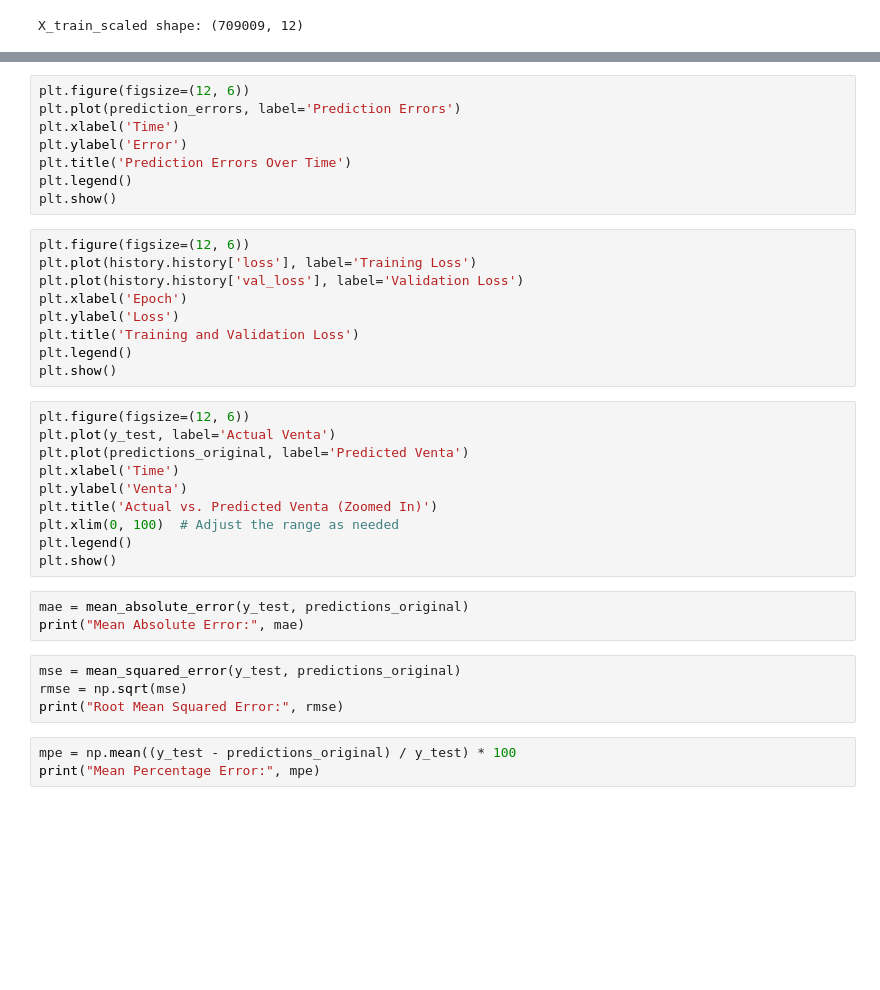
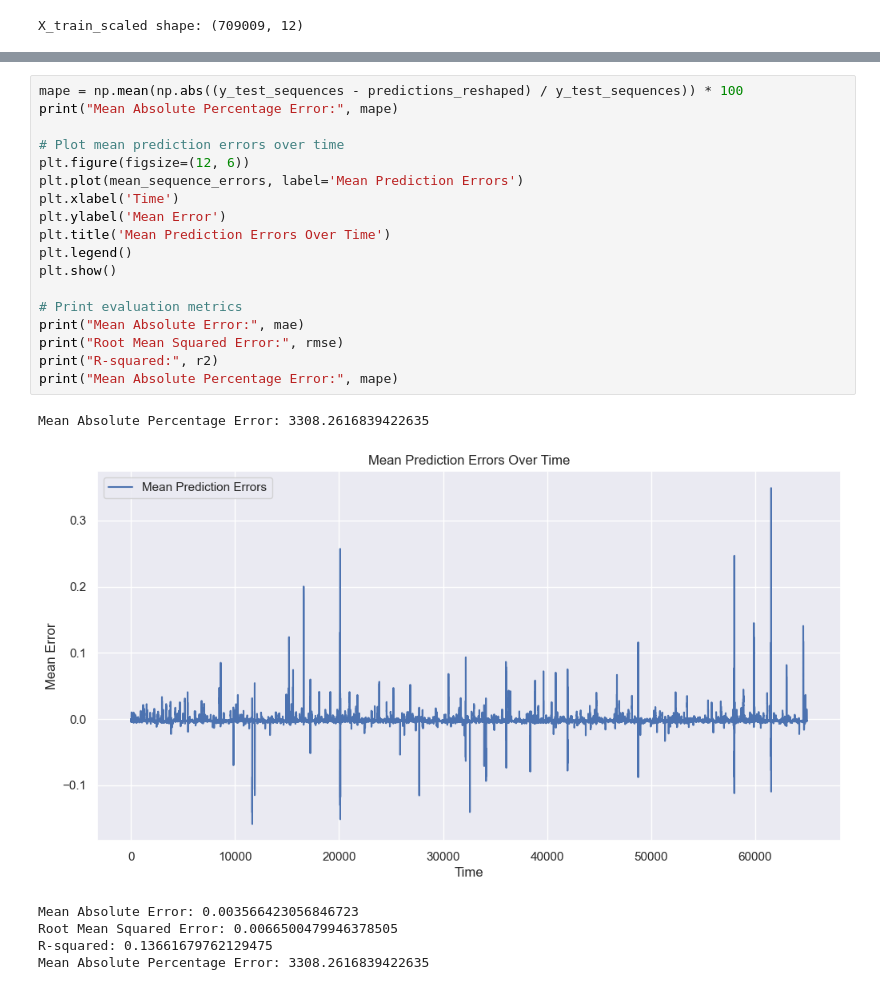
Before and after one commit to AlanMLCH/pythonDataScience, a Jupyter notebook: enkiForecasting/MLProcess.ipynb, the cells around one changed output, grey strips where cells are left out. Drawn from its saved outputs; the diff is of its cells as text; blank space fills up the shorter version.

```diff
--- a/enkiForecasting/MLProcess.ipynb
+++ b/enkiForecasting/MLProcess.ipynb
@@ -304,37 +366,25 @@ plt.show()
 # %%
+mape = np.mean(np.abs((y_test_sequences - predictions_reshaped) / y_test_sequences)) * 100
+print("Mean Absolute Percentage Error:", mape)
+
+# Plot mean prediction errors over time
 plt.figure(figsize=(12, 6))
-plt.plot(prediction_errors, label='Prediction Errors')
+plt.plot(mean_sequence_errors, label='Mean Prediction Errors')
 plt.xlabel('Time')
-plt.ylabel('Error')
-plt.title('Prediction Errors Over Time')
+plt.ylabel('Mean Error')
+plt.title('Mean Prediction Errors Over Time')
 plt.legend()
 plt.show()
+
+# Print evaluation metrics
+print("Mean Absolute Error:", mae)
+print("Root Mean Squared Error:", rmse)
+print("R-squared:", r2)
+print("Mean Absolute Percentage Error:", mape)
+# %% [output]
+Mean Absolute Percentage Error: 3308.2616839422635
+[figure, added]
+Mean Absolute Error: 0.003566423056846723
+Root Mean Squared Error: 0.0066500479946378505
+R-squared: 0.13661679762129475
+Mean Absolute Percentage Error: 3308.2616839422635
-# %%
-plt.figure(figsize=(12, 6))
-plt.plot(history.history['loss'], label='Training Loss')
-plt.plot(history.history['val_loss'], label='Validation Loss')
-plt.xlabel('Epoch')
-plt.ylabel('Loss')
-plt.title('Training and Validation Loss')
-plt.legend()
-plt.show()
-# %%
-plt.figure(figsize=(12, 6))
-plt.plot(y_test, label='Actual Venta')
-plt.plot(predictions_original, label='Predicted Venta')
-plt.xlabel('Time')
-plt.ylabel('Venta')
-plt.title('Actual vs. Predicted Venta (Zoomed In)')
-plt.xlim(0, 100)  # Adjust the range as needed
-plt.legend()
-plt.show()
-# %%
-mae = mean_absolute_error(y_test, predictions_original)
-print("Mean Absolute Error:", mae)
-# %%
-mse = mean_squared_error(y_test, predictions_original)
-rmse = np.sqrt(mse)
-print("Root Mean Squared Error:", rmse)
-# %%
-mpe = np.mean((y_test - predictions_original) / y_test) * 100
-print("Mean Percentage Error:", mpe)
```
Also changed, not shown: parts of 9 cells of this notebook, 3 other files.
